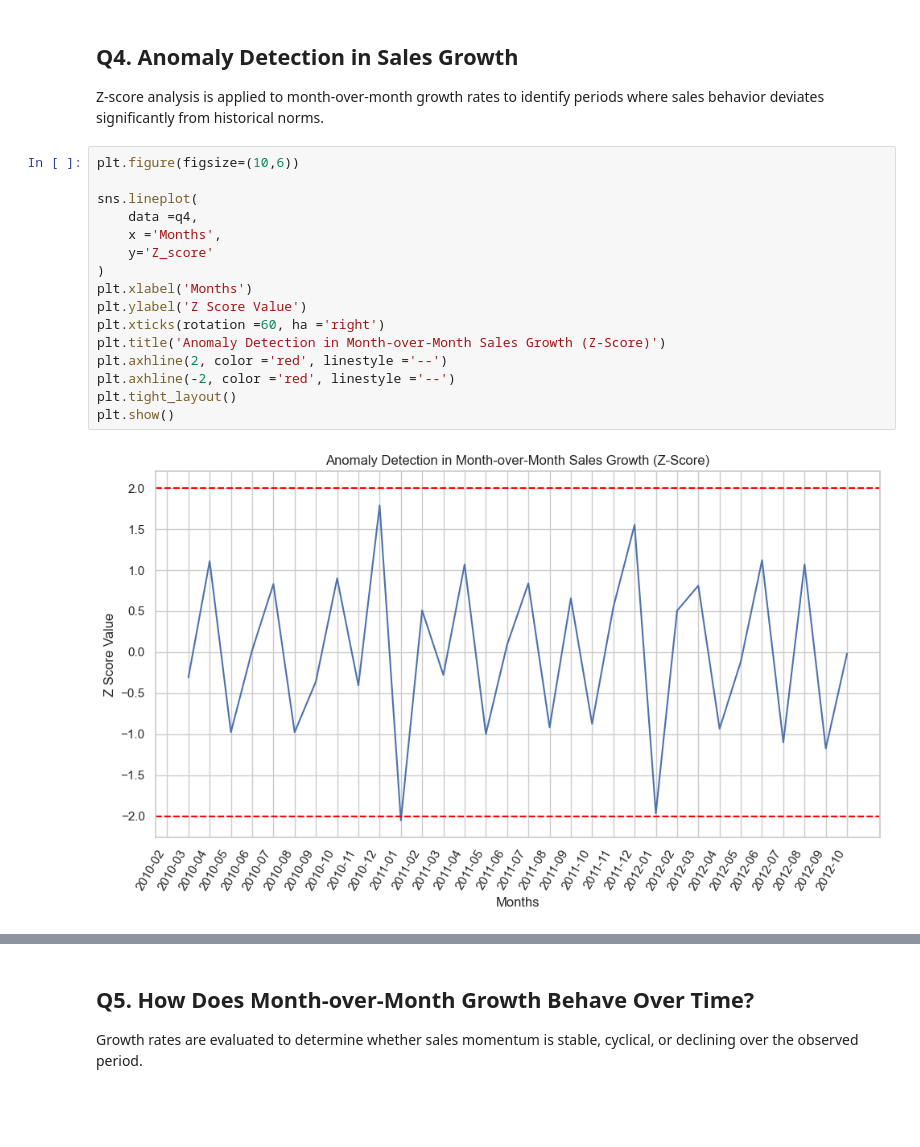
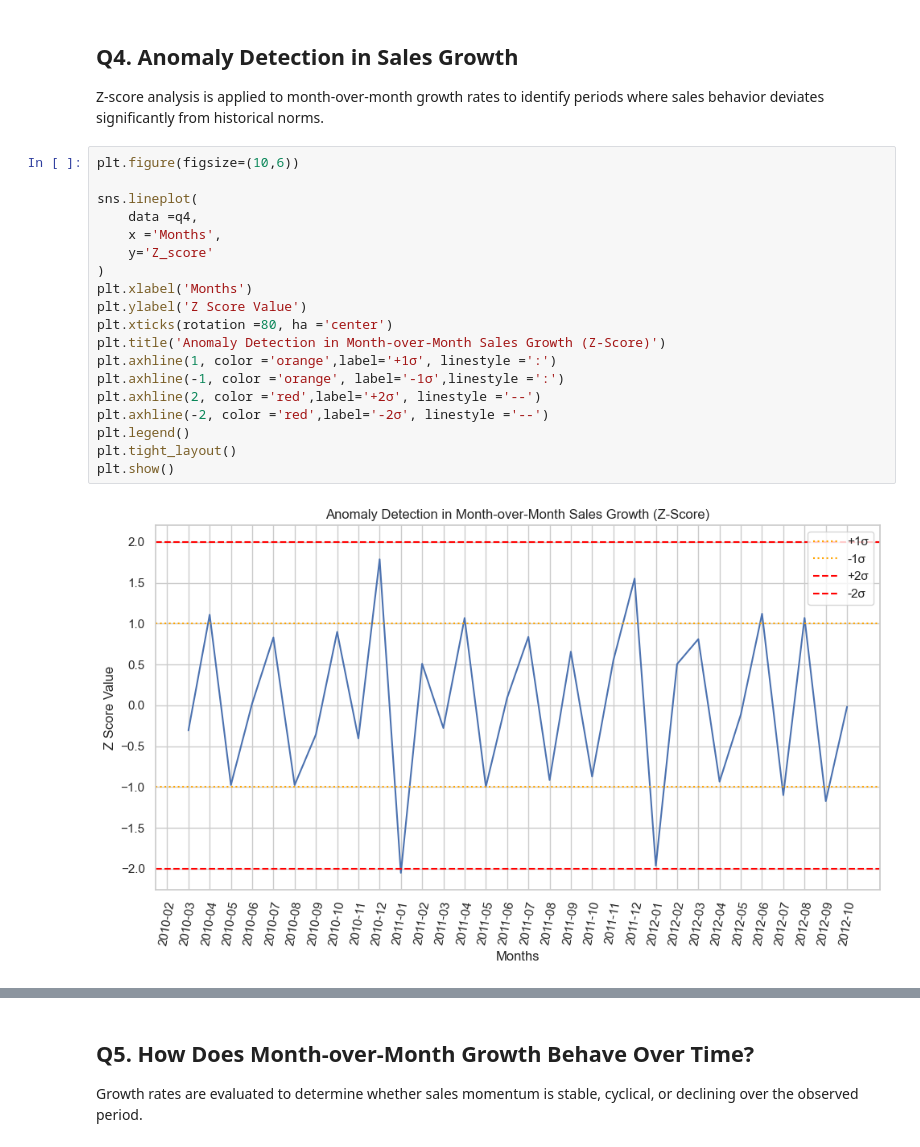
Before and after one commit to DavidO1621/Walmart-kpi-project, a Jupyter notebook: notebooks/04_Time_Series_Trend.ipynb, the cells around one changed output, grey strips where cells are left out. Saved outputs shown, nothing was run; the diff lists cells and outputs as text; blank space fills up the shorter version.

```diff
--- a/notebooks/04_Time_Series_Trend.ipynb
+++ b/notebooks/04_Time_Series_Trend.ipynb
@@ -250,18 +298,21 @@ where sales behavior deviates significantly from historical norms.
 # %%
 plt.figure(figsize=(10,6))
 
 sns.lineplot(
     data =q4,
     x ='Months',
     y='Z_score'
 )
 plt.xlabel('Months')
 plt.ylabel('Z Score Value')
-plt.xticks(rotation =60, ha ='right')
+plt.xticks(rotation =80, ha ='center')
 plt.title('Anomaly Detection in Month-over-Month Sales Growth (Z-Score)')
-plt.axhline(2, color ='red', linestyle ='--')
-plt.axhline(-2, color ='red', linestyle ='--')
+plt.axhline(1, color ='orange',label='+1σ', linestyle =':')
+plt.axhline(-1, color ='orange', label='-1σ',linestyle =':')
+plt.axhline(2, color ='red',label='+2σ', linestyle ='--')
+plt.axhline(-2, color ='red',label='-2σ', linestyle ='--')
+plt.legend()
 plt.tight_layout()
 plt.show()
 # %% [output]
-[figure, old version]
+[figure, new version]
```
Also changed, not shown: parts of 7 cells of this notebook.
